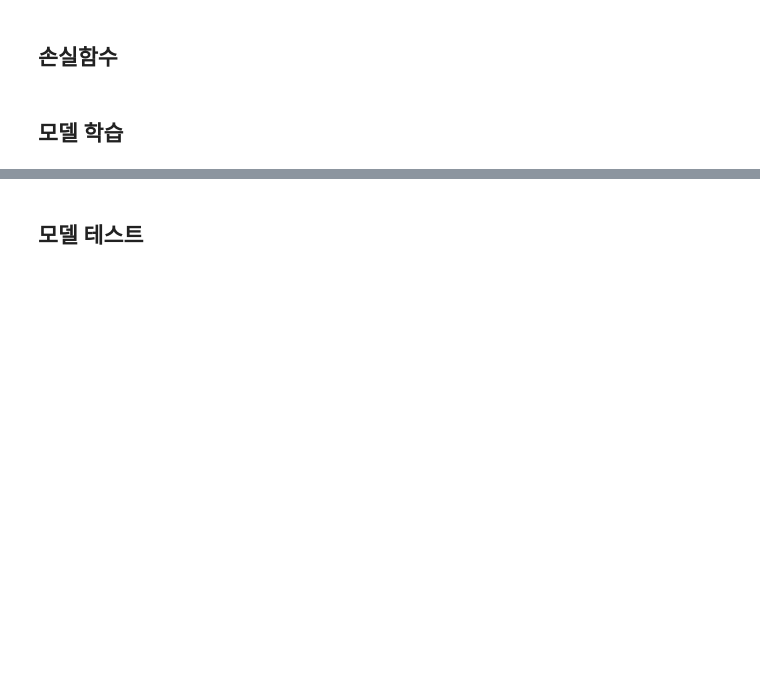
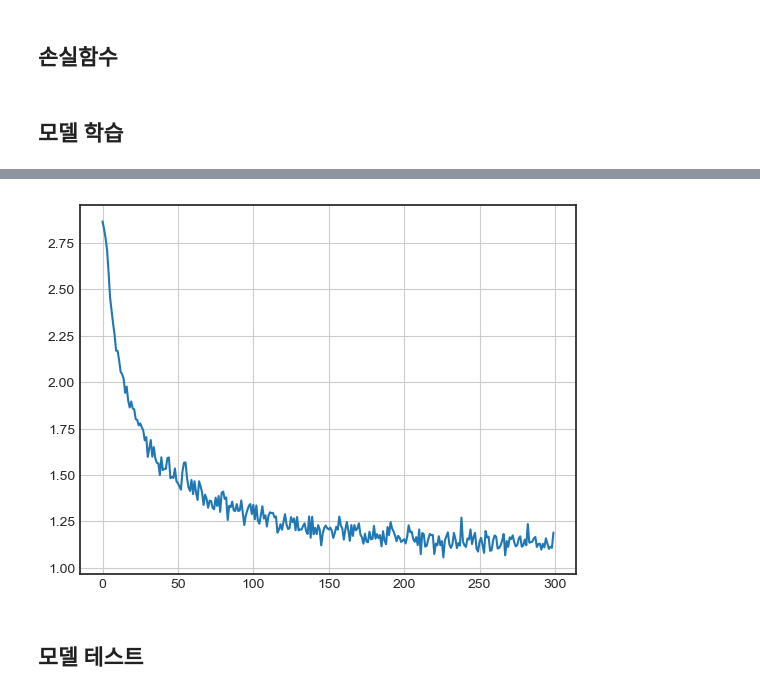
Before and after one commit to kksoo1769/study, a Jupyter notebook: code/deep_learning/10.pytorch_gen_nn/10-4.RNN.ipynb, the cells around one changed output, grey strips where cells are left out. Saved outputs shown, nothing was run; the diff lists cells and outputs as text; code cells hidden in the pictures; blank space fills up the shorter version.

```diff
--- a/code/deep_learning/10.pytorch_gen_nn/10-4.RNN.ipynb
+++ b/code/deep_learning/10.pytorch_gen_nn/10-4.RNN.ipynb
@@ -184,4 +188,6 @@ Category: Vietnamese, Line: Buchta
 # %% [markdown]
 ## 손실함수
+# %%
+criterion = nn.NLLLoss() # 출력 결과가 로그 확률이 되야 함
 # %% [markdown]
 ## 모델 학습
@@ -187,0 +211,34 @@ Category: Vietnamese, Line: Buchta
+# %%
+import time
+import math
+
+n_iters = 300_000
+print_every = 5_000
+plot_every = 1_000
+
+cur_loss = 0
+all_losses = []
+
+def time_since(since):
+    now = time.time()
+    s = now - since
+    m = math.floor(s / 60)
+    s = int(s - m * 60)
+
+    return f"{m:d}m {s:d}s"
+
+start = time.time()
+
+for iter in range(1, n_iters + 1):
+    category, line, category_tensor, line_tensor = random_training_example()
+    output, loss = train(category_tensor, line_tensor)
+    cur_loss += loss
+
+    if iter % print_every == 0:
+        guess, guess_i = category_from_output(output)
+        correct = 'O' if guess == category else f'X {category:s}'
+        print(f"{iter:d} {(iter / n_iters * 100):.2f} ({time_since(start):s}) {loss:.4f} {line:s} / {guess:s} {correct:s}")
+
+    if iter % plot_every == 0:
+        all_losses.append(cur_loss / plot_every)
+        cur_loss = 0
@@ -188,2 +263,13 @@ Category: Vietnamese, Line: Buchta
+# %%
+import matplotlib.ticker as ticker
+import matplotlib.pyplot as plt
+plt.style.use('seaborn-v0_8-white')
+
+plt.figure()
+plt.plot(all_losses)
+plt.grid()
+plt.show()
+# %% [output]
+[figure, added]
 # %% [markdown]
 ## 모델 테스트
```
Also changed, not shown: parts of 13 cells of this notebook.
